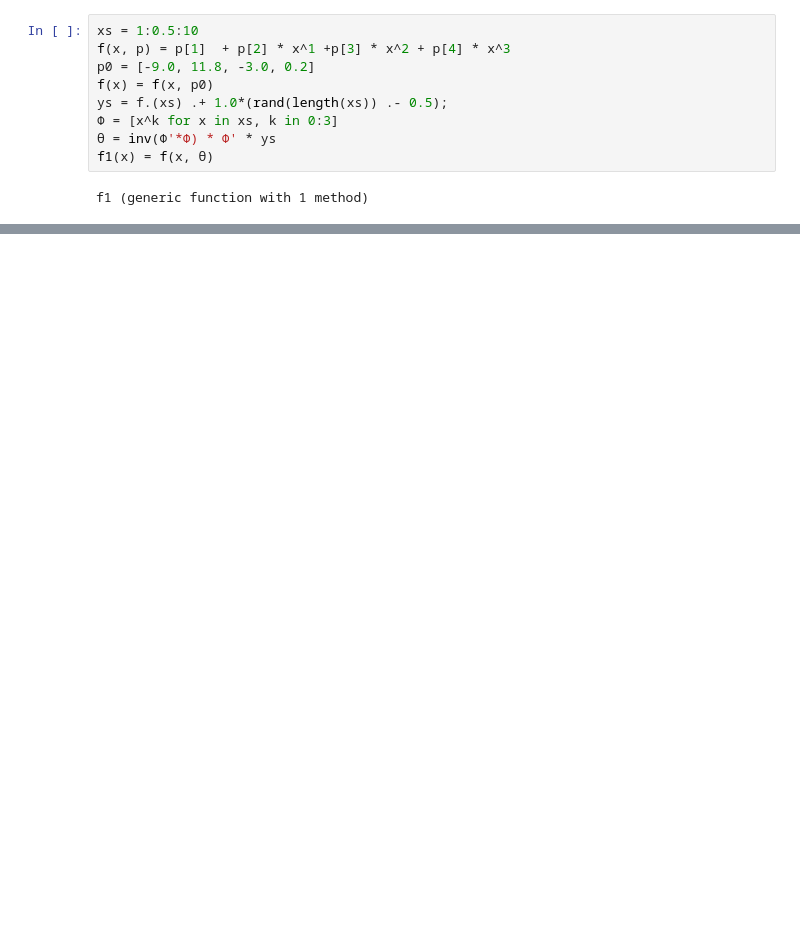
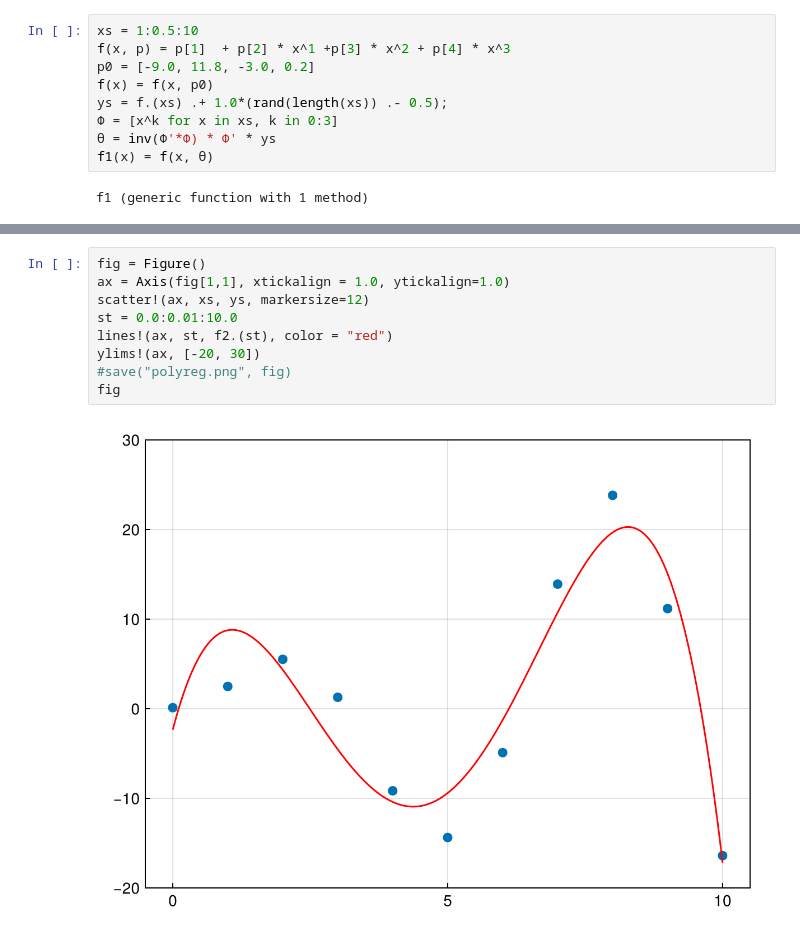
Before and after one commit to Julia-KAERI/Julia-kaeri.github.io, a Jupyter notebook: src/ML/theory/notebooks/regression01.ipynb, the cells around one changed output, grey strips where cells are left out. Drawn from its saved outputs; the diff is of its cells as text; blank space fills up the shorter version.

```diff
--- a/src/ML/theory/notebooks/regression01.ipynb
+++ b/src/ML/theory/notebooks/regression01.ipynb
@@ -22,0 +34,11 @@ fig
+# %%
+fig = Figure()
+ax = Axis(fig[1,1], xtickalign = 1.0, ytickalign=1.0)
+scatter!(ax, xs, ys, markersize=12)
+st = 0.0:0.01:10.0
+lines!(ax, st, f2.(st), color = "red")
+ylims!(ax, [-20, 30])
+#save("polyreg.png", fig)
+fig
+# %% [output]
+[figure, added]
```
Also changed, not shown: parts of 7 cells of this notebook, 18 other files.
